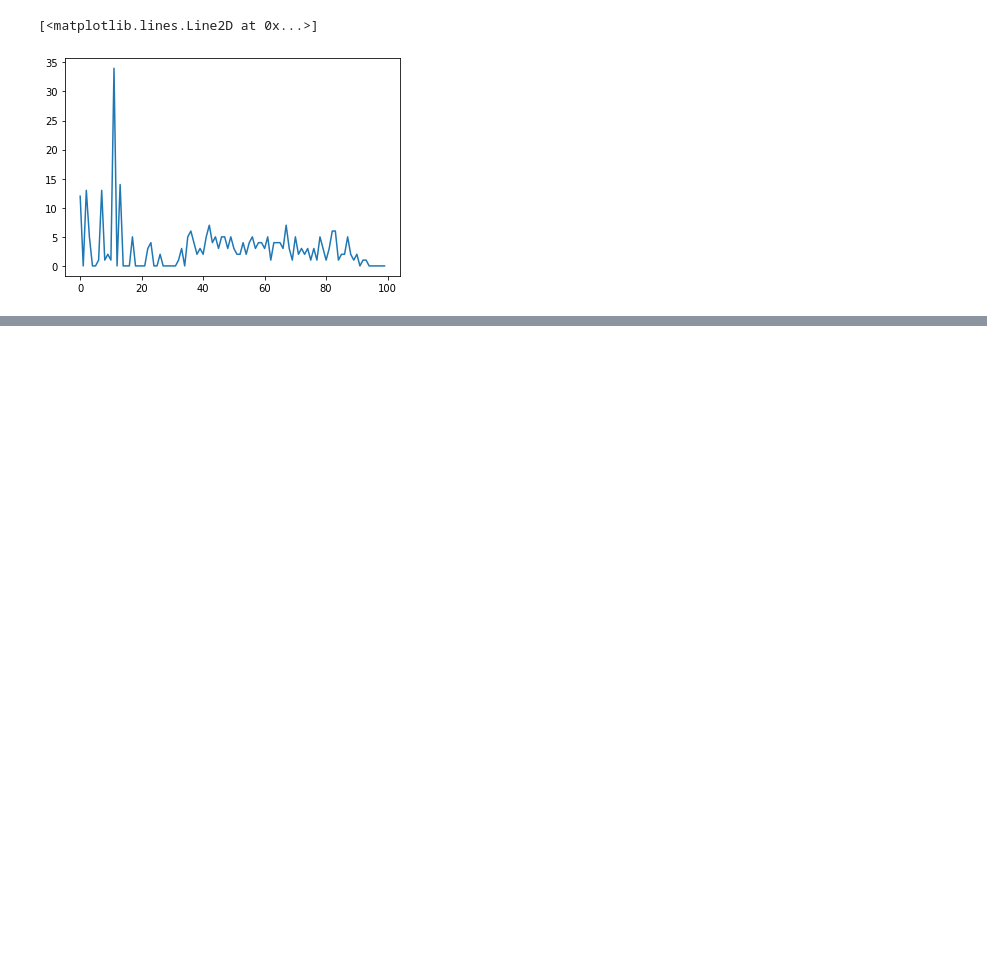
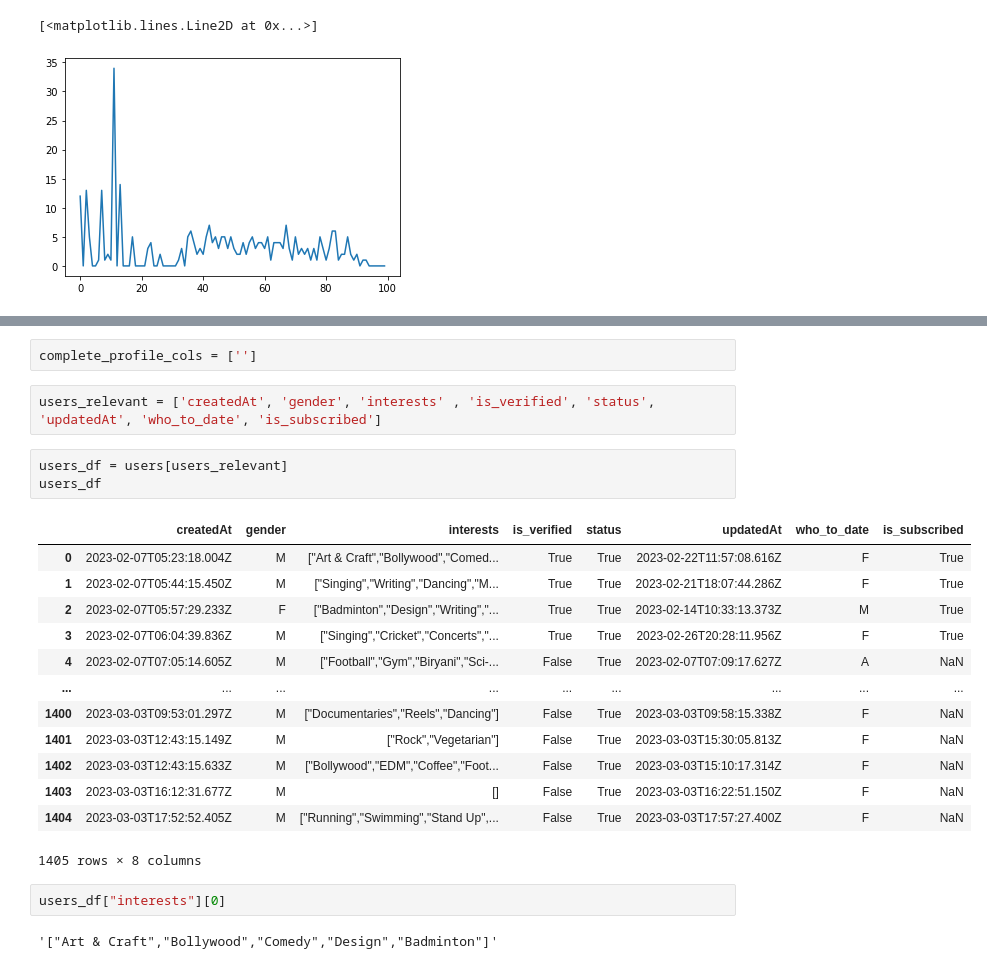
Before and after one commit to Umang-Lodaya/Big-Data-Bandits_Clash-Of-Codes, a Jupyter notebook: Swipe_Cleaning.ipynb, the cells around one changed output, grey strips where cells are left out. Drawn from its saved outputs; the diff is of its cells as text; blank space fills up the shorter version.

```diff
--- a/Swipe_Cleaning.ipynb
+++ b/Swipe_Cleaning.ipynb
@@ -527,0 +497,25 @@ plt.plot(list(matches.values())[:100])
+# %%
+complete_profile_cols = ['']
+# %%
+users_relevant = ['createdAt', 'gender', 'interests' , 'is_verified', 'status', 'updatedAt', 'who_to_date', 'is_subscribed']
+# %%
+users_df = users[users_relevant]
+users_df
+# %% [output]
+|  | createdAt | gender | interests | is_verified | status | updatedAt | who_to_date | is_subscribed |
+| 0 | 2023-02-07T05:23:18.004Z | M | ["Art & Craft","Bollywood","Comed... | True | True | 2023-02-22T11:57:08.616Z | F | True |
+| 1 | 2023-02-07T05:44:15.450Z | M | ["Singing","Writing","Dancing","M... | True | True | 2023-02-21T18:07:44.286Z | F | True |
+| 2 | 2023-02-07T05:57:29.233Z | F | ["Badminton","Design","Writing","... | True | True | 2023-02-14T10:33:13.373Z | M | True |
+| 3 | 2023-02-07T06:04:39.836Z | M | ["Singing","Cricket","Concerts","... | True | True | 2023-02-26T20:28:11.956Z | F | True |
+| 4 | 2023-02-07T07:05:14.605Z | M | ["Football","Gym","Biryani","Sci-... | False | True | 2023-02-07T07:09:17.627Z | A | NaN |
+| ... | ... | ... | ... | ... | ... | ... | ... | ... |
+| 1400 | 2023-03-03T09:53:01.297Z | M | ["Documentaries","Reels","Dancing"] | False | True | 2023-03-03T09:58:15.338Z | F | NaN |
+| 1401 | 2023-03-03T12:43:15.149Z | M | ["Rock","Vegetarian"] | False | True | 2023-03-03T15:30:05.813Z | F | NaN |
+| 1402 | 2023-03-03T12:43:15.633Z | M | ["Bollywood","EDM","Coffee","Foot... | False | True | 2023-03-03T15:10:17.314Z | F | NaN |
+| 1403 | 2023-03-03T16:12:31.677Z | M | [] | False | True | 2023-03-03T16:22:51.150Z | F | NaN |
+| 1404 | 2023-03-03T17:52:52.405Z | M | ["Running","Swimming","Stand Up",... | False | True | 2023-03-03T17:57:27.400Z | F | NaN |
+1405 rows × 8 columns
+# %%
+users_df["interests"][0]
+# %% [output]
+'["Art & Craft","Bollywood","Comedy","Design","Badminton"]'
```
Also changed, not shown: parts of 23 cells of this notebook.
